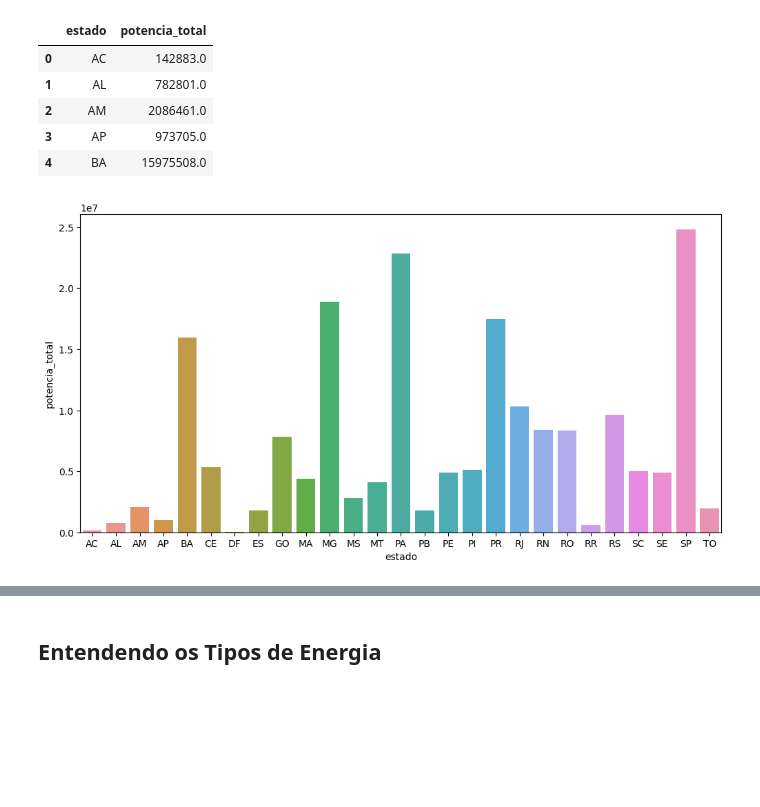
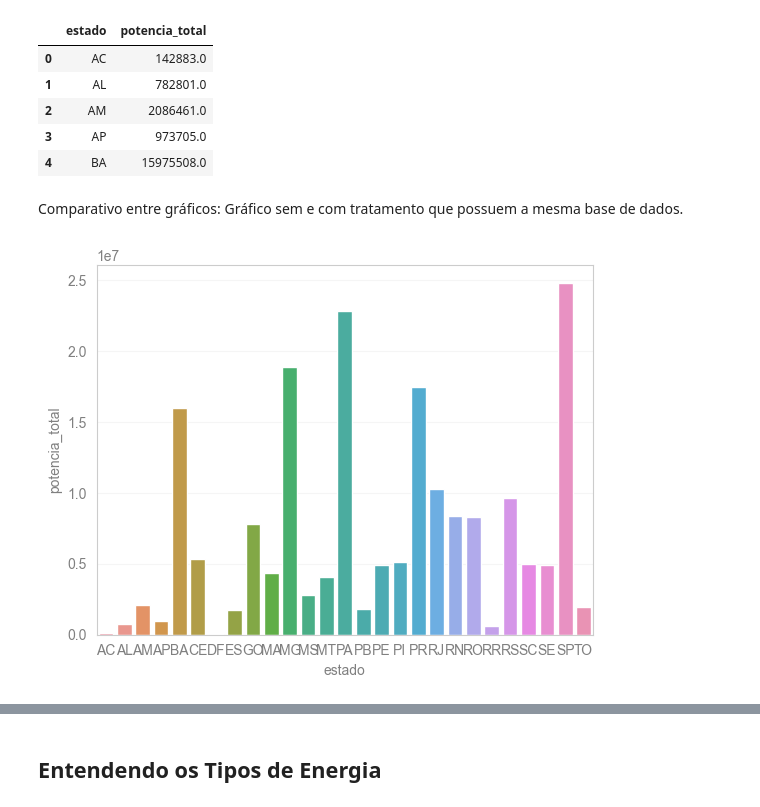
Before and after one commit to lpfnascimento/eda-brasilian-energy-matrix, a Jupyter notebook: TG-aneel-energia.ipynb, the cells around one changed output, grey strips where cells are left out. Drawn from its saved outputs; the diff is of its cells as text; code cells hidden in the pictures; blank space fills up the shorter version.

Commit message:
melhorias nos gráficos

```diff
--- a/TG-aneel-energia.ipynb
+++ b/TG-aneel-energia.ipynb
@@ -317,0 +313,6 @@ ax.figure.set_size_inches(12,6)
+# %%
+sns.set_style("whitegrid", {"grid.color": "#f5f5f5"})
+sns.set_style(rc={"axes.labelcolor": "#808080", "xtick.color": "#808080", "ytick.color": "#808080"})
+ordenado = df.groupby('SigUFPrincipal')['IdeNucleoCEG'].mean().sort_values()
+ax = sns.barplot(x='SigUFPrincipal', y='IdeNucleoCEG', data=df, color='#1696d2', order=ordenado.index)
+ax.figure.set_size_inches(9,4)
@@ -345,8 +348,9 @@ df_pot_estado.head()
 | 2 | AM | 2086461.0 |
 | 3 | AP | 973705.0 |
 | 4 | BA | 15975508.0 |
+# %% [markdown]
+Comparativo entre gráficos: Gráfico sem e com tratamento que possuem a mesma base de dados.
 # %%
 ax2 = sns.barplot(x='estado', y='potencia_total', data = df_pot_estado)
-ax2.figure.set_size_inches(12,6)
 # %% [output]
-[figure, old version]
+[figure, new version]
```
Also changed, not shown: parts of 11 cells of this notebook.
